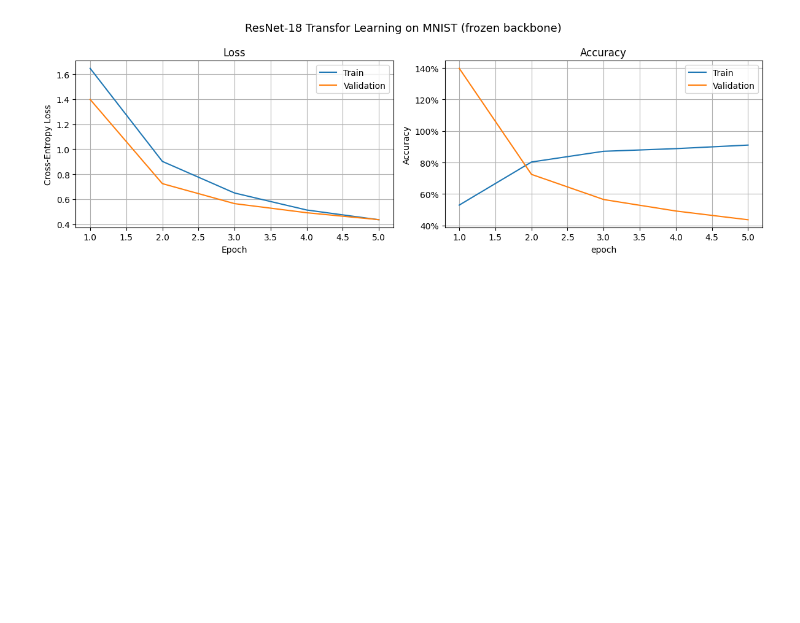
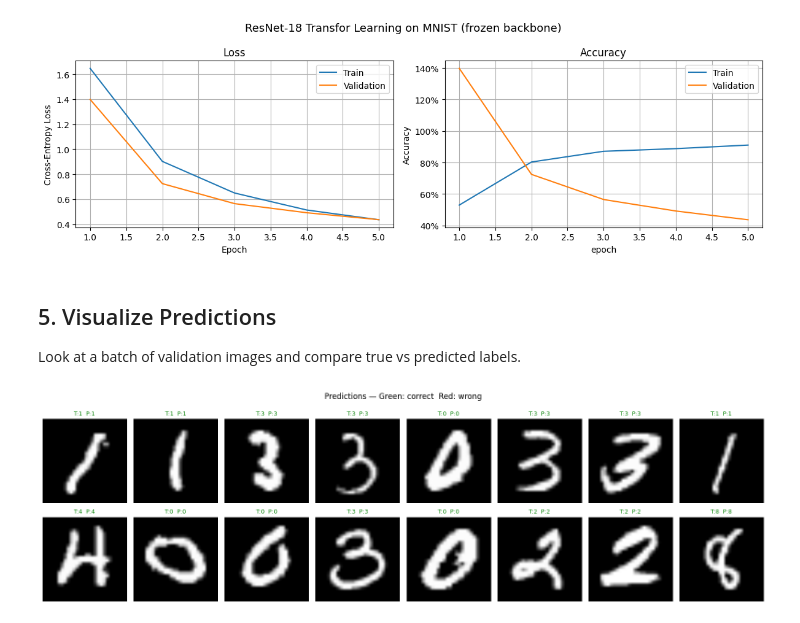
Before and after one commit to Honaxen/computer-vision-fundamentals, a Jupyter notebook: notebooks/05_transfer_learning.ipynb, the cells around one changed output. Cells and saved outputs as stored; diff of their text form; code cells hidden in the pictures; blank space fills up the shorter version.

```diff
--- a/notebooks/05_transfer_learning.ipynb
+++ b/notebooks/05_transfer_learning.ipynb
@@ -195,3 +195,41 @@ plt.tight_layout()
 plt.show()
 # %% [output]
 [figure]
+# %% [markdown]
+## 5. Visualize Predictions
+Look at a batch of validation images and compare true vs predicted labels.
+# %%
+model.eval()
+
+images, labels = next(iter(val_loader))
+images, labels = images.to(device), labels.to(device)
+
+with torch.no_grad():
+    outputs = model(images)
+    preds = outputs.argmax(dim=1)
+
+# Denormalize for display
+mean = torch.tensor([0.485, 0.456, 0.406]).view(3, 1, 1)
+std  = torch.tensor([0.229, 0.224, 0.225]).view(3, 1, 1)
+
+fig, axes = plt.subplots(2, 8, figsize=(16, 5))
+axes = axes.flatten()
+
+for i in range(16):
+    img = images[i].cpu() * std + mean          # denormalize
+    img = img.permute(1, 2, 0).clamp(0, 1)      # CHW → HWC
+    # Convert to grayscale-look: take mean across channels
+    gray = img.mean(dim=2)
+
+    correct = preds[i].item() == labels[i].item()
+    color = "green" if correct else "red"
+
+    axes[i].imshow(gray, cmap="gray")
+    axes[i].set_title(f"T:{labels[i].item()}  P:{preds[i].item()}", color=color, fontsize=9)
+    axes[i].axis("off")
+
+plt.suptitle("Predictions — Green: correct  Red: wrong", fontsize=12)
+plt.tight_layout()
+plt.show()
+# %% [output]
+[figure, added]
```
